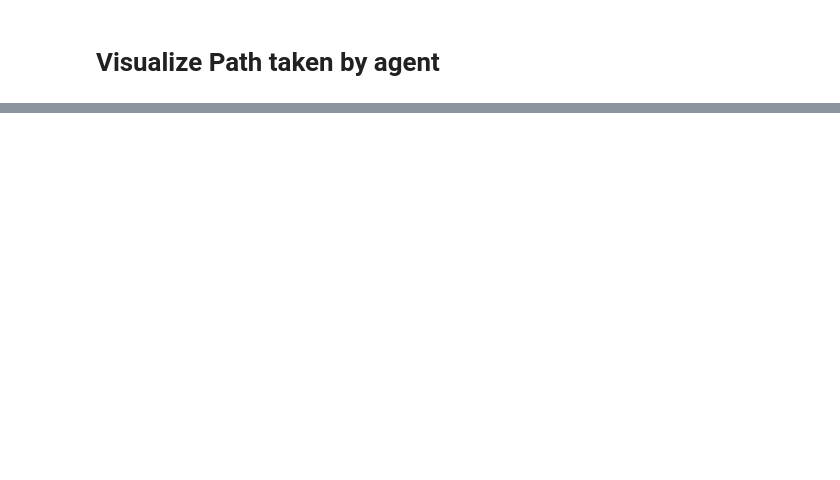
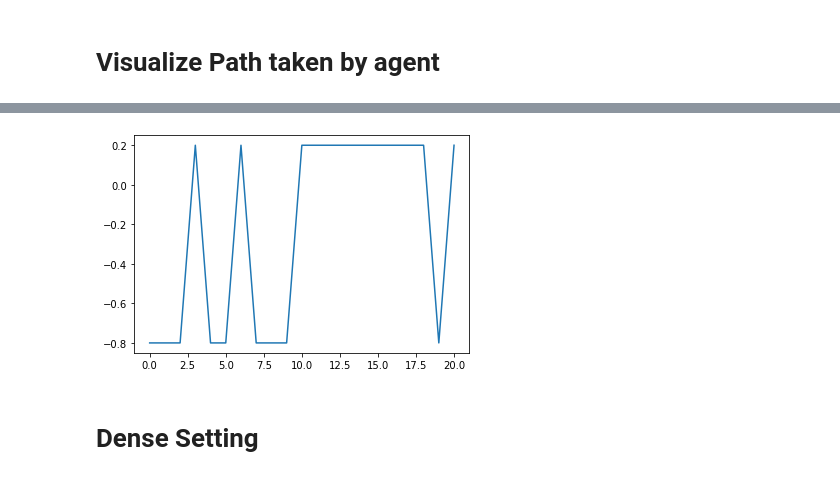
Before and after one commit to PriyankaVelagala/INM363-Project, a Jupyter notebook: src/ppo_colab_test.ipynb, the cells around one changed output, grey strips where cells are left out. Cells and saved outputs as stored; diff of their text form; code cells hidden in the pictures; blank space fills up the shorter version.

```diff
--- a/src/ppo_colab_test.ipynb
+++ b/src/ppo_colab_test.ipynb
@@ -180,7 +175,7 @@ screen resolution: 320X240
 # %%
 #restore agent from checkpoint
 chkpt_root = "/content/drive/MyDrive/GitHub/INM363-Project/model_checkpoints/ppo/easy_dense"
-chkpt_dir = 'checkpoint_000080'
+chkpt_dir = 'checkpoint_000100'
 
 chkpt_file = chkpt_root + '/' + chkpt_dir
 print(chkpt_file)
@@ -238,0 +311,8 @@ Sector locations: [(-640.0, -448.0, 160.0, 160.0), (-448.0, -640.0, -32.0, -32.0
+# %%
+import matplotlib.pyplot as plt
+plt.plot(chkpt_mean_rewards)
+plt.show()
+# %% [output]
+[figure, added]
+# %% [markdown]
+# Dense Setting
```
Also changed, not shown: parts of 19 cells of this notebook, 1 other file.
